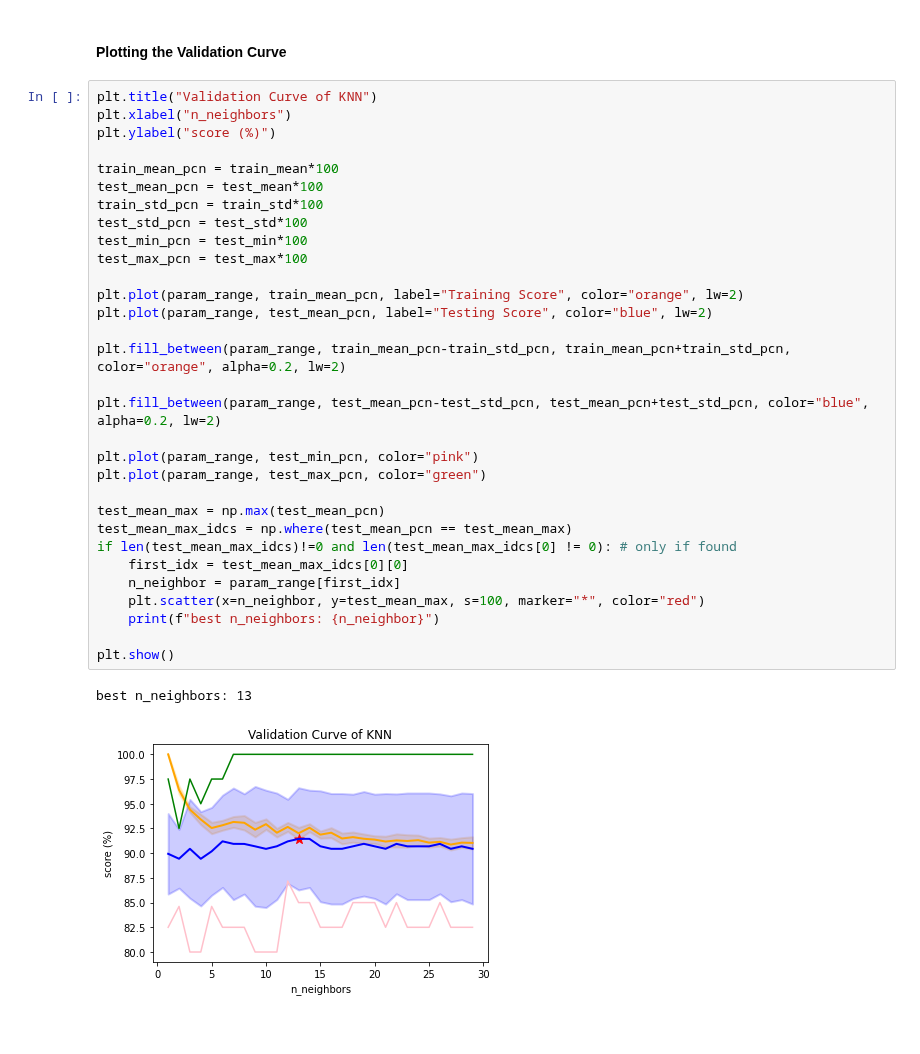
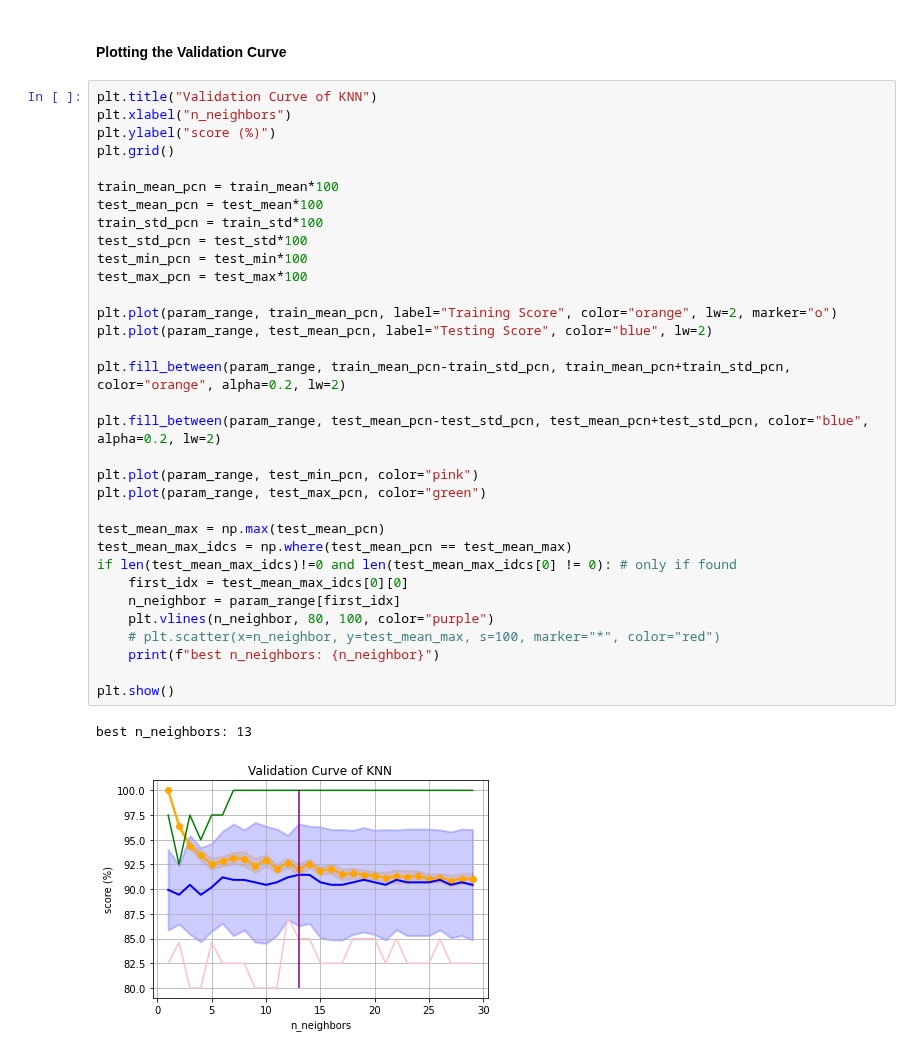
Before and after one commit to arthurh0812/MachineLearning, a Jupyter notebook: Chapter_8/validation_curve.ipynb, the cells around one changed output. Cells and saved outputs as stored; diff of their text form.

```diff
--- a/Chapter_8/validation_curve.ipynb
+++ b/Chapter_8/validation_curve.ipynb
@@ -62,33 +62,35 @@ test_max: [0.975 0.925 0.975 0.95  0.975 0.975 1.    1.    1.    1.    1.    1.
 plt.title("Validation Curve of KNN")
 plt.xlabel("n_neighbors")
 plt.ylabel("score (%)")
+plt.grid()
 
 train_mean_pcn = train_mean*100
 test_mean_pcn = test_mean*100
 train_std_pcn = train_std*100
 test_std_pcn = test_std*100
 test_min_pcn = test_min*100
 test_max_pcn = test_max*100
 
-plt.plot(param_range, train_mean_pcn, label="Training Score", color="orange", lw=2)
+plt.plot(param_range, train_mean_pcn, label="Training Score", color="orange", lw=2, marker="o")
 plt.plot(param_range, test_mean_pcn, label="Testing Score", color="blue", lw=2)
 
 plt.fill_between(param_range, train_mean_pcn-train_std_pcn, train_mean_pcn+train_std_pcn, color="orange", alpha=0.2, lw=2)
 
 plt.fill_between(param_range, test_mean_pcn-test_std_pcn, test_mean_pcn+test_std_pcn, color="blue", alpha=0.2, lw=2)
 
 plt.plot(param_range, test_min_pcn, color="pink")
 plt.plot(param_range, test_max_pcn, color="green")
 
 test_mean_max = np.max(test_mean_pcn)
 test_mean_max_idcs = np.where(test_mean_pcn == test_mean_max)
 if len(test_mean_max_idcs)!=0 and len(test_mean_max_idcs[0] != 0): # only if found
     first_idx = test_mean_max_idcs[0][0]
     n_neighbor = param_range[first_idx]
-    plt.scatter(x=n_neighbor, y=test_mean_max, s=100, marker="*", color="red")
+    plt.vlines(n_neighbor, 80, 100, color="purple")
+    # plt.scatter(x=n_neighbor, y=test_mean_max, s=100, marker="*", color="red")
     print(f"best n_neighbors: {n_neighbor}")
 
 plt.show()
 # %% [output]
 best n_neighbors: 13
-[figure, old version]
+[figure, new version]
```
Also changed, not shown: 1 other file.
